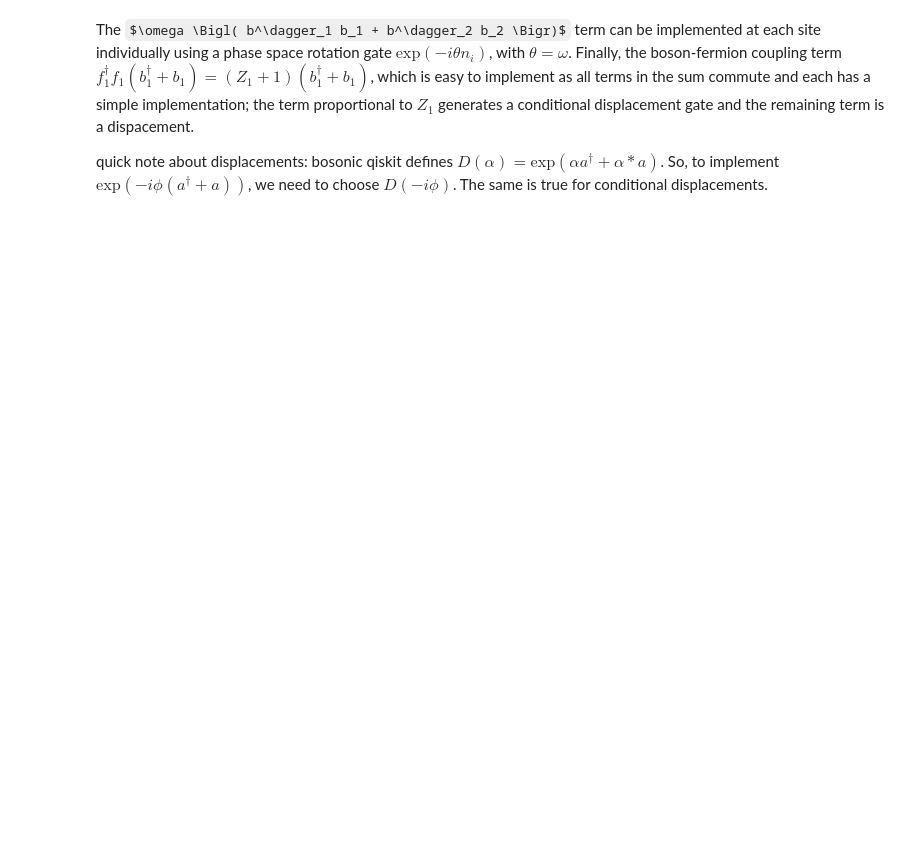
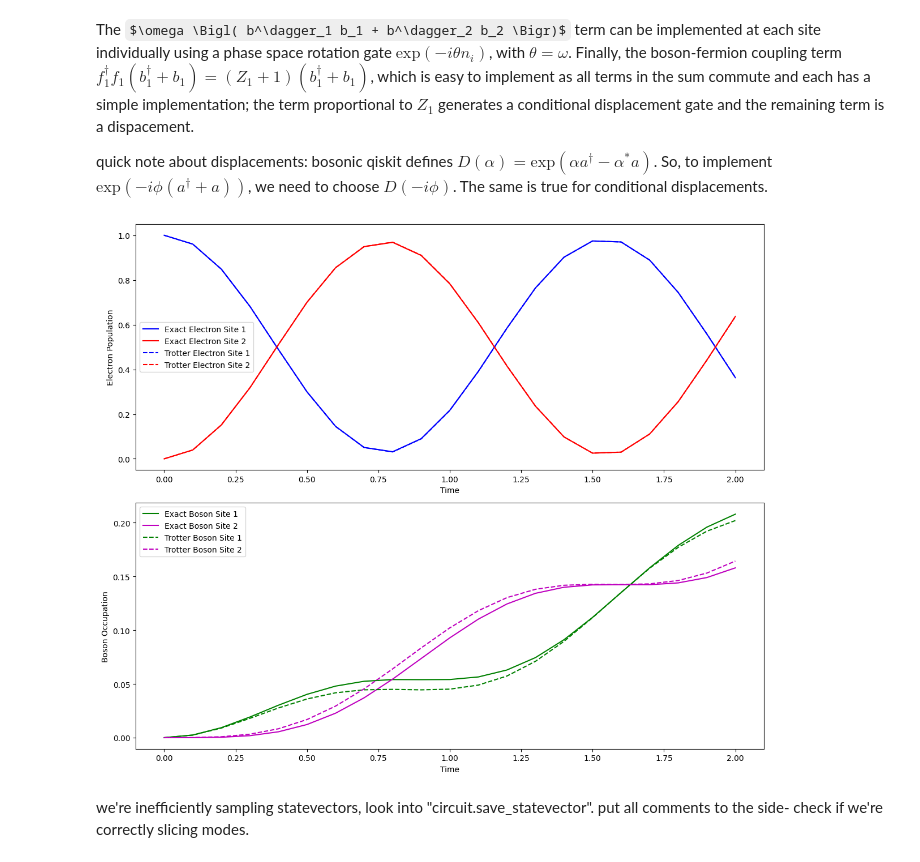
Before and after one commit to samgodwood/bosonic-qiskit, a Jupyter notebook: playground/bosonic_operator_costs/holstein/holstein.ipynb, the cells around one changed output. Drawn from its saved outputs; the diff is of its cells as text; code cells hidden in the pictures; some formulas as TeX source; blank space fills up the shorter version.

Commit message:
exact dynamics

```diff
--- a/playground/bosonic_operator_costs/holstein/holstein.ipynb
+++ b/playground/bosonic_operator_costs/holstein/holstein.ipynb
@@ -51,14 +51,7 @@ The first term $ -V \Bigl( f^\dagger_1 f_2 + f^\dagger_2 f_1 \Bigr) = -V/2(X_1X_
 # %%
 def hopping_term(theta):
     """
-    Create an fSim gate defined as U(t)=exp(i Vt/2 (X⊗X+Y⊗Y)).
-
-    Parameters:
-        V (float): The coupling constant.
-        t (float): time.
-
-    Returns:
-        UnitaryGate: The corresponding fSim gate.
+    Create an fSim gate defined as U(t)=exp(i Vt/2 (XX+YY)).
     """
 
     U = np.array([
@@ -72,5 +65,5 @@ def hopping_term(theta):
 The $\omega \Bigl( b^\dagger_1 b_1 + b^\dagger_2 b_2 \Bigr)$ term can be implemented at each site individually using a phase space rotation gate $\text{exp}(-i\theta n_i)$, with $\theta = \omega$. Finally, the boson-fermion coupling term $f^\dagger_1 f_1 \left( b^\dagger_1 + b_1 \right) = (Z_1 + 1)(b_1^{\dagger} + b_1)$, which is easy to implement as all terms in the sum commute and each
 has a simple implementation; the term proportional to $Z_1$ generates a conditional displacement gate and the remaining term is a dispacement.
 
-quick note about displacements: bosonic qiskit defines $D(\alpha) = \text{exp}(\alpha a^\dagger + \alpha* a)$. So, to implement $ \text{exp}(-i\phi(a^\dagger + a))$, we need to choose $D(-i\phi)$. The same is true for conditional displacements.
+quick note about displacements: bosonic qiskit defines $D(\alpha) = \text{exp}(\alpha a^\dagger- \alpha^* a)$. So, to implement $ \text{exp}(-i\phi(a^\dagger + a))$, we need to choose $D(-i\phi)$. The same is true for conditional displacements.
 # %%
@@ -132,0 +269,50 @@ def simulate_holstein_model(dt, num_trotter, v, omega, g):
+# %%
+# Define  parameters
+dt = 0.1                   # trotter time step
+t_max = 2.0                # final simulation time
+v, omega, g = 2.0, 1.0, 0.5 # hamiltonian params
+num_qubits_per_qumode = 3  # cutoff 2**3
+
+# Run
+sim_data = run_holstein_simulation(dt, t_max, v, omega, g, num_qubits_per_qumode)
+# %%
+# Unpack
+times = sim_data["times"]
+elec_pop1_exact = sim_data["elec_pop1_exact"]
+elec_pop2_exact = sim_data["elec_pop2_exact"]
+boson_occ1_exact = sim_data["boson_occ1_exact"]
+boson_occ2_exact = sim_data["boson_occ2_exact"]
+trotter_elec_pop1 = sim_data["trotter_elec_pop1"]
+trotter_elec_pop2 = sim_data["trotter_elec_pop2"]
+trotter_boson_occ1 = sim_data["trotter_boson_occ1"]
+trotter_boson_occ2 = sim_data["trotter_boson_occ2"]
+
+# Plotting
+plt.figure(figsize=(12, 10))
+
+# Electron populations
+plt.subplot(2, 1, 1)
+plt.plot(times, elec_pop1_exact, 'b-', label="Exact Electron Site 1")
+plt.plot(times, elec_pop2_exact, 'r-', label="Exact Electron Site 2")
+plt.plot(times, trotter_elec_pop1, 'b--', label="Trotter Electron Site 1")
+plt.plot(times, trotter_elec_pop2, 'r--', label="Trotter Electron Site 2")
+plt.xlabel("Time")
+plt.ylabel("Electron Population")
+plt.legend()
+
+# Bosonic occupations
+plt.subplot(2, 1, 2)
+plt.plot(times, boson_occ1_exact, 'g-', label="Exact Boson Site 1")
+plt.plot(times, boson_occ2_exact, 'm-', label="Exact Boson Site 2")
+plt.plot(times, trotter_boson_occ1, 'g--', label="Trotter Boson Site 1")
+plt.plot(times, trotter_boson_occ2, 'm--', label="Trotter Boson Site 2")
+plt.xlabel("Time")
+plt.ylabel("Boson Occupation")
+plt.legend()
+
+plt.tight_layout()
+plt.show()
+# %% [output]
+[figure, added]
+# %% [markdown]
+ we're inefficiently sampling statevectors, look into "circuit.save_statevector". put all comments to the side- check if we're correctly slicing modes.
```
Also changed, not shown: parts of 4 cells of this notebook.
